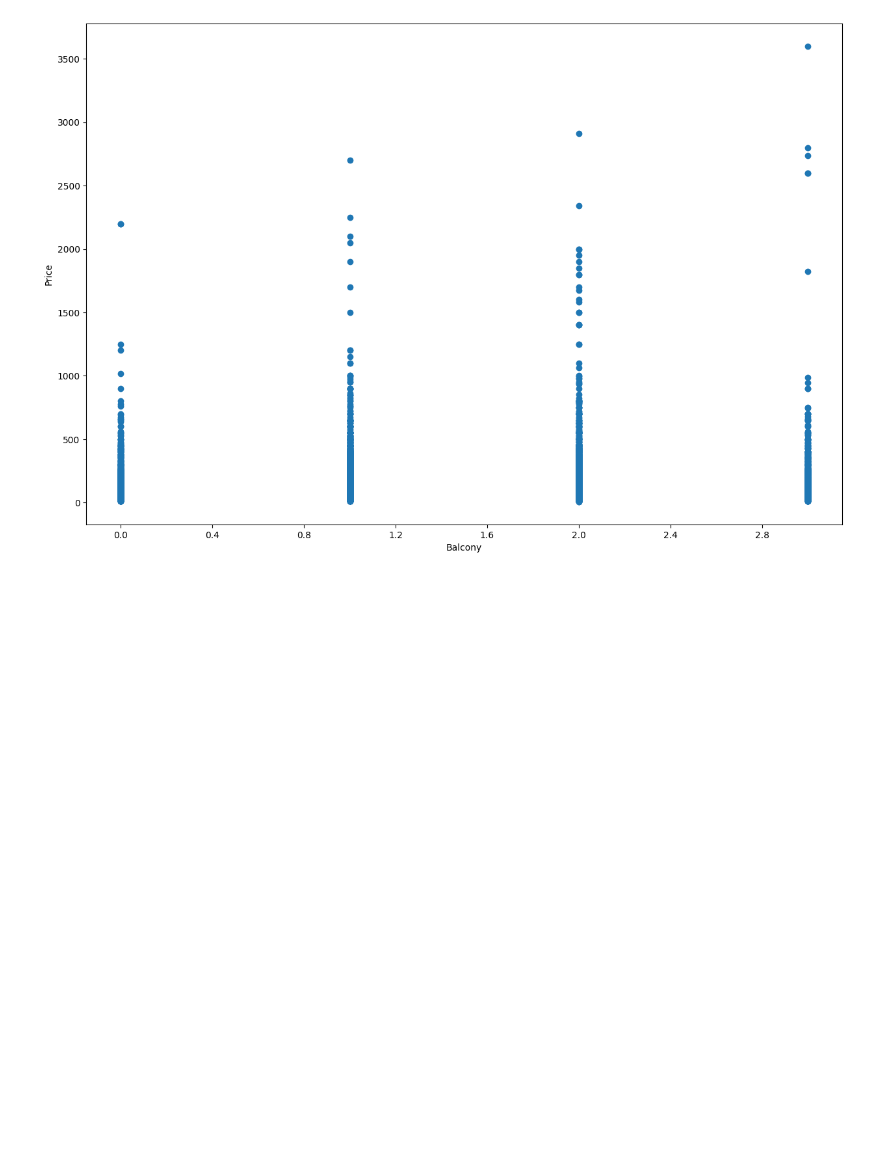
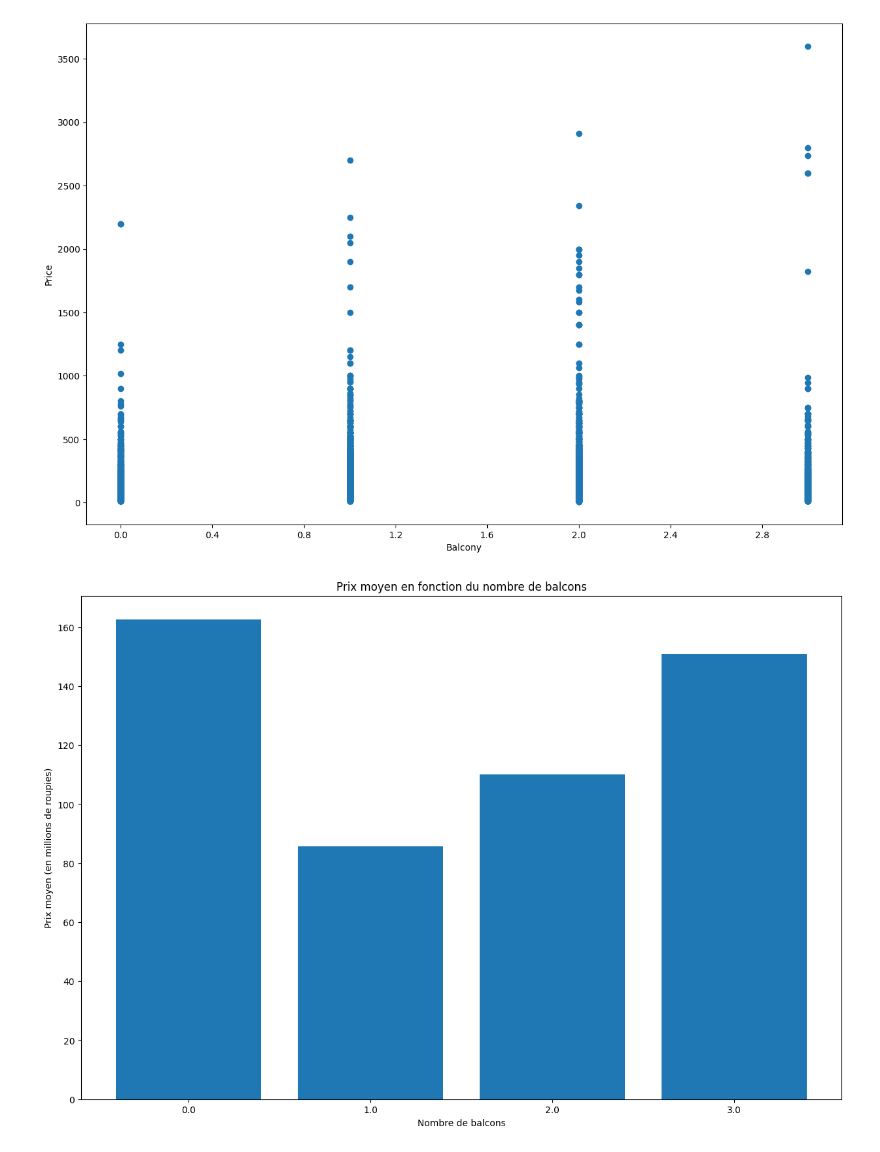
Before and after one commit to MathiasGenibrel/data-learning, a Jupyter notebook: stats/stats.ipynb, the cells around one changed output. Drawn from its saved outputs; the diff is of its cells as text; code cells hidden in the pictures; blank space fills up the shorter version.

Commit message:
✨ Partie B2, Graph => Price Mean / Balcony

```diff
--- a/stats/stats.ipynb
+++ b/stats/stats.ipynb
@@ -35,6 +35,9 @@ quant_vars = ['total_sqft', 'size', 'bath', 'balcony']
 
 # Tracer un scatter plot pour chaque variable quantitative
 for var in quant_vars:
+    # Transform all data on float
+    cleaned_data_2[str(var)] = cleaned_data_2[str(var)].astype(float)
+
     # Replace None values with 0
     cleaned_data_2[str(var)] = cleaned_data_2[str(var)].fillna('0')
 
@@ -60,3 +63,14 @@ for var in quant_vars:
 [figure]
 [figure]
 [figure]
+# %%
+avg_price_by_balcony = cleaned_data_2.groupby('balcony')['price'].mean()
+
+# Création du graphique en barres
+plt.bar(avg_price_by_balcony.index, avg_price_by_balcony.values)
+plt.xlabel('Nombre de balcons')
+plt.ylabel('Prix moyen (en millions de roupies)')
+plt.title('Prix moyen en fonction du nombre de balcons')
+plt.show()
+# %% [output]
+[figure, added]
```
Also changed, not shown: 1 other file.
